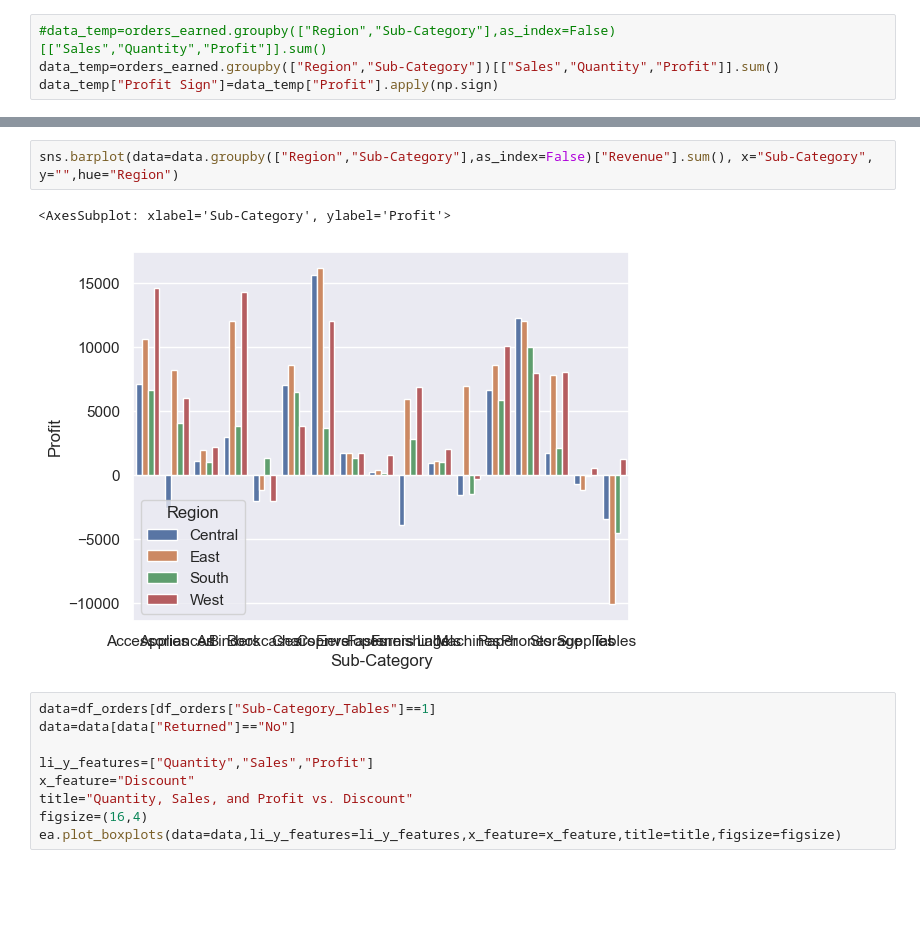
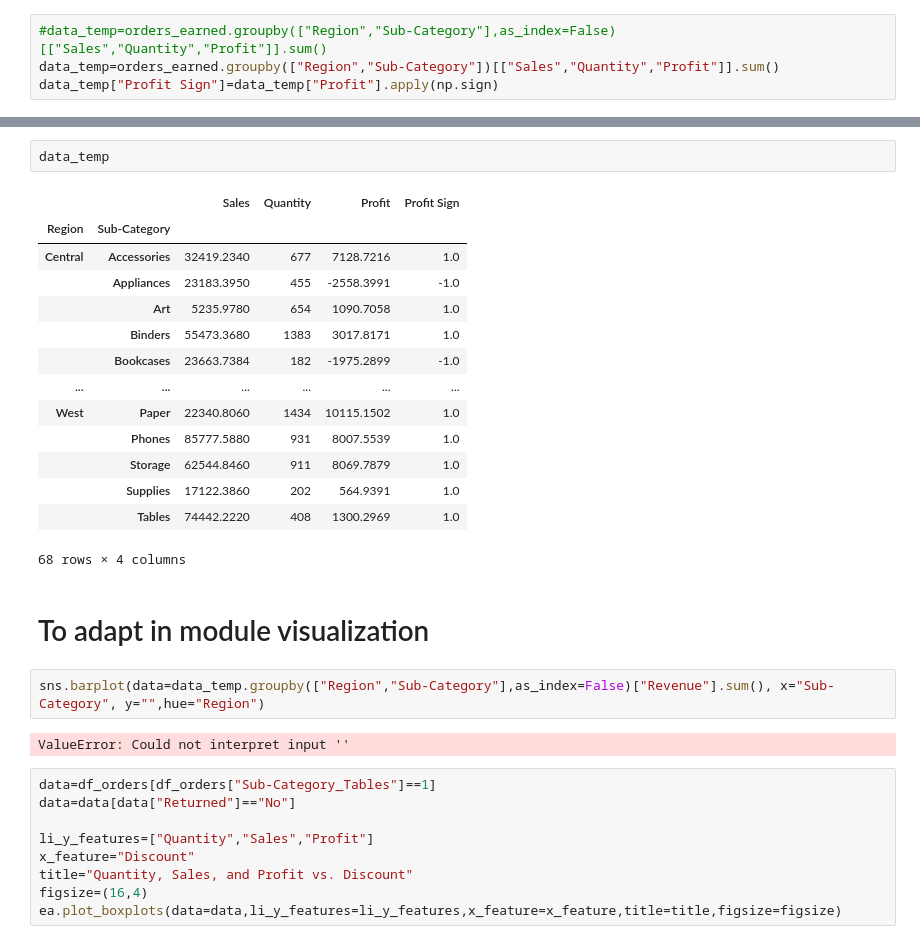
Before and after one commit to EzraTam/exploratory-analysis, a Jupyter notebook: notebooks/superstore_analysis.ipynb, the cells around one changed output, grey strips where cells are left out. Drawn from its saved outputs; the diff is of its cells as text; blank space fills up the shorter version.

```diff
--- a/notebooks/superstore_analysis.ipynb
+++ b/notebooks/superstore_analysis.ipynb
@@ -280,8 +316,26 @@ ea.create_pie_chart_from_multi_idx_df(
+# %%
+data_temp
+# %% [output]
+|  |  | Sales | Quantity | Profit | Profit Sign |
+| Region | Sub-Category |  |  |  |  |
+| Central | Accessories | 32419.2340 | 677 | 7128.7216 | 1.0 |
+|  | Appliances | 23183.3950 | 455 | -2558.3991 | -1.0 |
+|  | Art | 5235.9780 | 654 | 1090.7058 | 1.0 |
+|  | Binders | 55473.3680 | 1383 | 3017.8171 | 1.0 |
+|  | Bookcases | 23663.7384 | 182 | -1975.2899 | -1.0 |
+| ... | ... | ... | ... | ... | ... |
+| West | Paper | 22340.8060 | 1434 | 10115.1502 | 1.0 |
+|  | Phones | 85777.5880 | 931 | 8007.5539 | 1.0 |
+|  | Storage | 62544.8460 | 911 | 8069.7879 | 1.0 |
+|  | Supplies | 17122.3860 | 202 | 564.9391 | 1.0 |
+|  | Tables | 74442.2220 | 408 | 1300.2969 | 1.0 |
+68 rows × 4 columns
+# %% [markdown]
+# To adapt in module visualization
 # %%
-sns.barplot(data=data.groupby(["Region","Sub-Category"],as_index=False)["Revenue"].sum(), x="Sub-Category", y="",hue="Region")
+sns.barplot(data=data_temp.groupby(["Region","Sub-Category"],as_index=False)["Revenue"].sum(), x="Sub-Category", y="",hue="Region")
 # %% [output]
-<AxesSubplot: xlabel='Sub-Category', ylabel='Profit'>
+ValueError: Could not interpret input ''
-[figure, removed]
 # %%
 data=df_orders[df_orders["Sub-Category_Tables"]==1]
 data=data[data["Returned"]=="No"]
```
Also changed, not shown: parts of 18 cells of this notebook, 1 other file.
